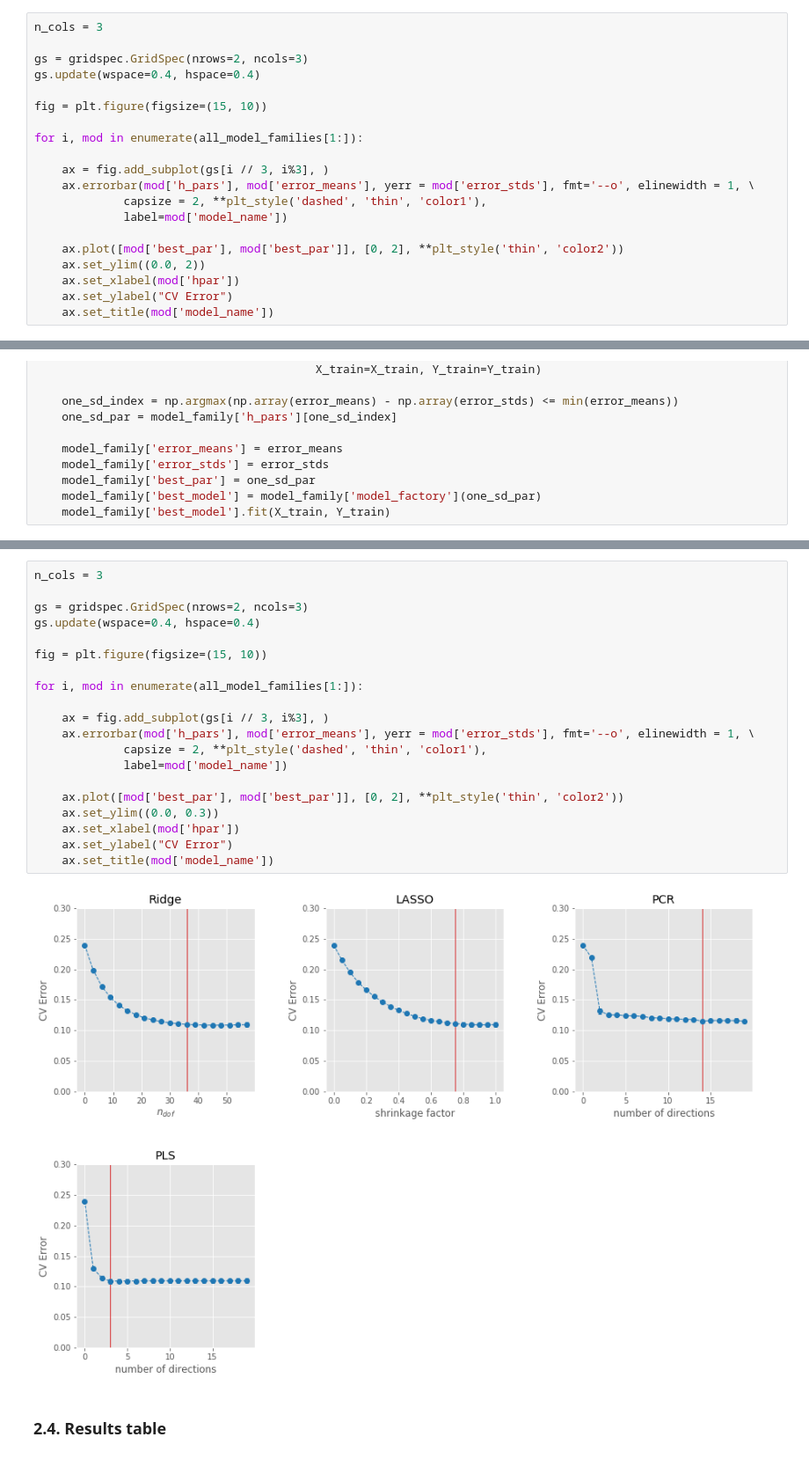
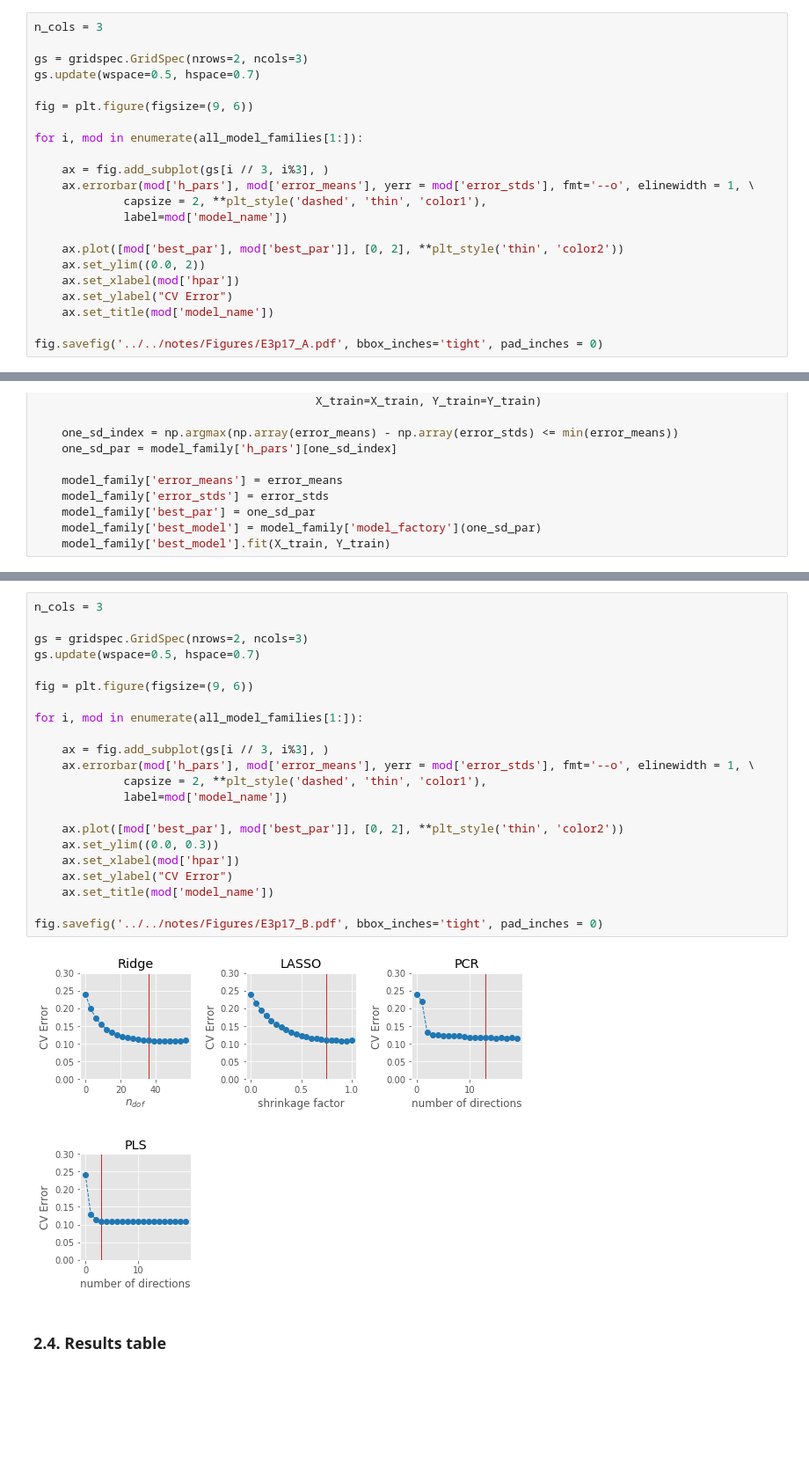
Before and after one commit to battarra/ESLEx, a Jupyter notebook: notebooks/chapter3/E3p17.ipynb, the cells around one changed output, grey strips where cells are left out. Shown at 88% size. Drawn from its saved outputs; the diff is of its cells as text; blank space fills up the shorter version.

```diff
--- a/notebooks/chapter3/E3p17.ipynb
+++ b/notebooks/chapter3/E3p17.ipynb
@@ -162,9 +162,9 @@ for model_family in tqdm(all_model_families):
 n_cols = 3
 
 gs = gridspec.GridSpec(nrows=2, ncols=3)
-gs.update(wspace=0.4, hspace=0.4)
+gs.update(wspace=0.5, hspace=0.7)
 
-fig = plt.figure(figsize=(15, 10))
+fig = plt.figure(figsize=(9, 6))
 
 for i, mod in enumerate(all_model_families[1:]):
 
@@ -178,4 +178,6 @@ for i, mod in enumerate(all_model_families[1:]):
     ax.set_xlabel(mod['hpar'])
     ax.set_ylabel("CV Error")
     ax.set_title(mod['model_name'])
+
+fig.savefig('../../notes/Figures/E3p17_A.pdf', bbox_inches='tight', pad_inches = 0)
 # %% [output]
@@ -354,25 +359,27 @@ for model_family in tqdm(all_model_families):
 # %%
 n_cols = 3
 
 gs = gridspec.GridSpec(nrows=2, ncols=3)
-gs.update(wspace=0.4, hspace=0.4)
+gs.update(wspace=0.5, hspace=0.7)
 
-fig = plt.figure(figsize=(15, 10))
+fig = plt.figure(figsize=(9, 6))
 
 for i, mod in enumerate(all_model_families[1:]):
 
     ax = fig.add_subplot(gs[i // 3, i%3], )
     ax.errorbar(mod['h_pars'], mod['error_means'], yerr = mod['error_stds'], fmt='--o', elinewidth = 1, \
              capsize = 2, **plt_style('dashed', 'thin', 'color1'),
              label=mod['model_name'])
 
     ax.plot([mod['best_par'], mod['best_par']], [0, 2], **plt_style('thin', 'color2'))
     ax.set_ylim((0.0, 0.3))
     ax.set_xlabel(mod['hpar'])
     ax.set_ylabel("CV Error")
     ax.set_title(mod['model_name'])
+
+fig.savefig('../../notes/Figures/E3p17_B.pdf', bbox_inches='tight', pad_inches = 0)
 # %% [output]
-[figure, old version]
+[figure, new version]
 # %% [markdown]
 ### 2.4. Results table
 # %%
```
Also changed, not shown: parts of 7 cells of this notebook, 54 other files.
